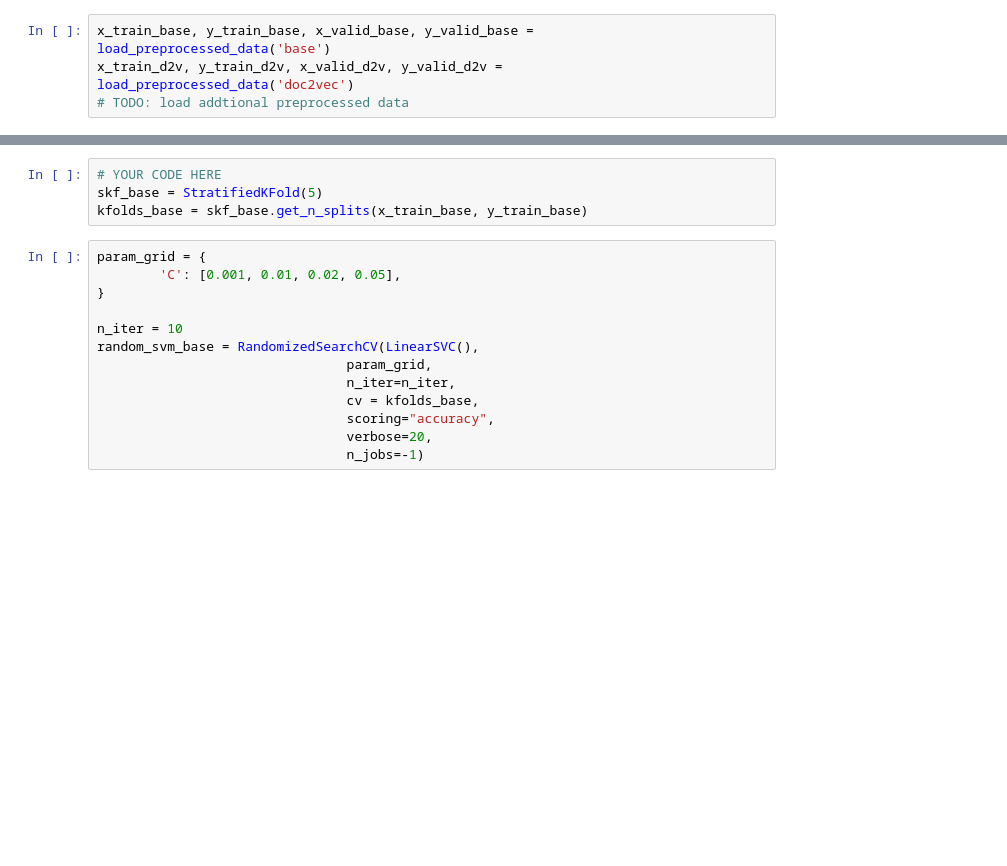
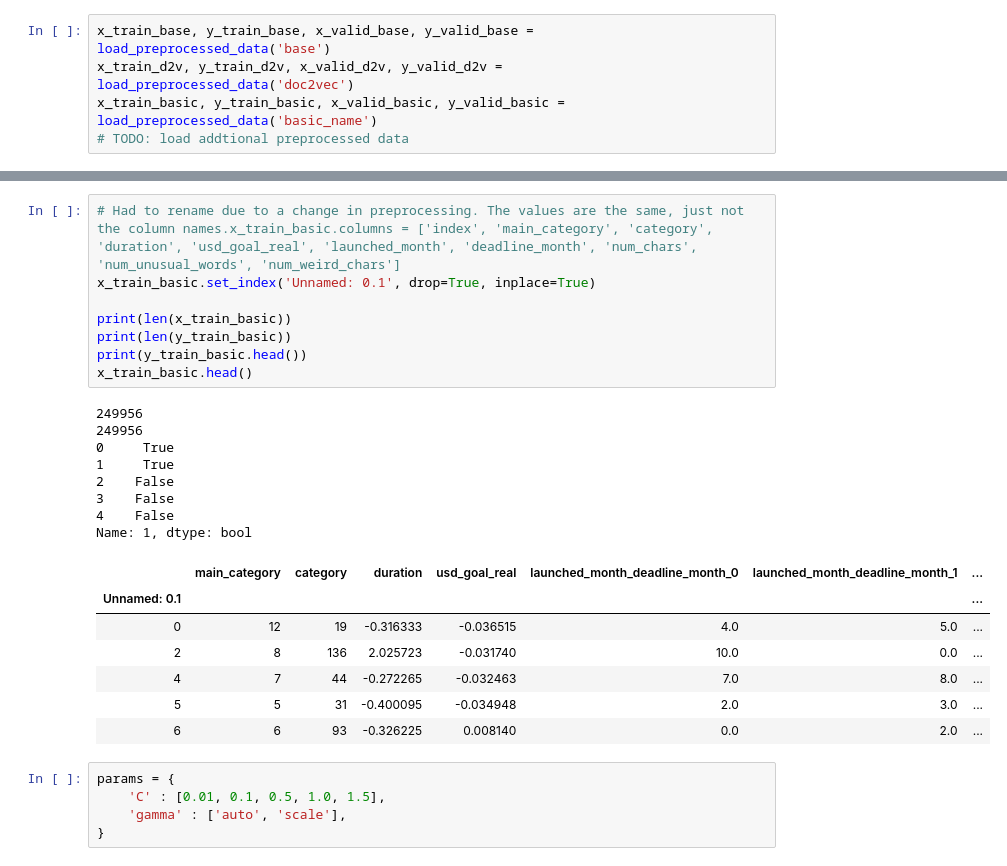
Before and after one commit to michaelmdresser/csci5622project, a Jupyter notebook: erika_svm.ipynb, the cells around one changed output, grey strips where cells are left out. Saved outputs shown, nothing was run; the diff lists cells and outputs as text; blank space fills up the shorter version.

```diff
--- a/erika_svm.ipynb
+++ b/erika_svm.ipynb
@@ -24,6 +34,7 @@ def load_preprocessed_data(name):
 # %%
 x_train_base, y_train_base, x_valid_base, y_valid_base = load_preprocessed_data('base')
 x_train_d2v, y_train_d2v, x_valid_d2v, y_valid_d2v = load_preprocessed_data('doc2vec')
+x_train_basic, y_train_basic, x_valid_basic, y_valid_basic = load_preprocessed_data('basic_name')
 # TODO: load addtional preprocessed data
 # %%
 print(len(x_train_base))
@@ -54,18 +79,30 @@ x_train_d2v.head()
 5 rows × 26 columns
-# %%
-# YOUR CODE HERE
-skf_base = StratifiedKFold(5)
-kfolds_base = skf_base.get_n_splits(x_train_base, y_train_base)
-# %%
-param_grid = {
-        'C': [0.001, 0.01, 0.02, 0.05],
-}
-
-n_iter = 10
-random_svm_base = RandomizedSearchCV(LinearSVC(),
-                                param_grid,
-                                n_iter=n_iter,
-                                cv = kfolds_base,
-                                scoring="accuracy",
-                                verbose=20,
-                                n_jobs=-1)
+# %%
+# Had to rename due to a change in preprocessing. The values are the same, just not the column names.x_train_basic.columns = ['index', 'main_category', 'category', 'duration', 'usd_goal_real', 'launched_month', 'deadline_month', 'num_chars', 'num_unusual_words', 'num_weird_chars']
+x_train_basic.set_index('Unnamed: 0.1', drop=True, inplace=True)
+
+print(len(x_train_basic))
+print(len(y_train_basic))
+print(y_train_basic.head())
+x_train_basic.head()
+# %% [output]
+249956
+249956
+0     True
+1     True
+2    False
+3    False
+4    False
+Name: 1, dtype: bool
+|  | main_category | category | duration | usd_goal_real | launched_month_deadline_month_0 | launched_month_deadline_month_1 | ... |
+| Unnamed: 0.1 |  |  |  |  |  |  | ... |
+| 0 | 12 | 19 | -0.316333 | -0.036515 | 4.0 | 5.0 | ... |
+| 2 | 8 | 136 | 2.025723 | -0.031740 | 10.0 | 0.0 | ... |
+| 4 | 7 | 44 | -0.272265 | -0.032463 | 7.0 | 8.0 | ... |
+| 5 | 5 | 31 | -0.400095 | -0.034948 | 2.0 | 3.0 | ... |
+| 6 | 6 | 93 | -0.326225 | 0.008140 | 0.0 | 2.0 | ... |
+# %%
+params = {
+    'C' : [0.01, 0.1, 0.5, 1.0, 1.5],
+    'gamma' : ['auto', 'scale'],
+}
```
Also changed, not shown: parts of 25 cells of this notebook.
